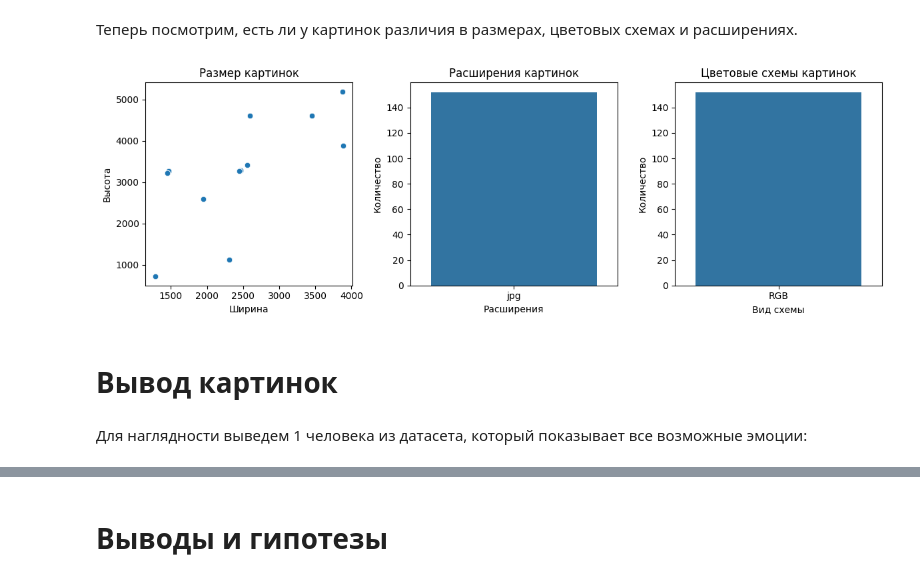
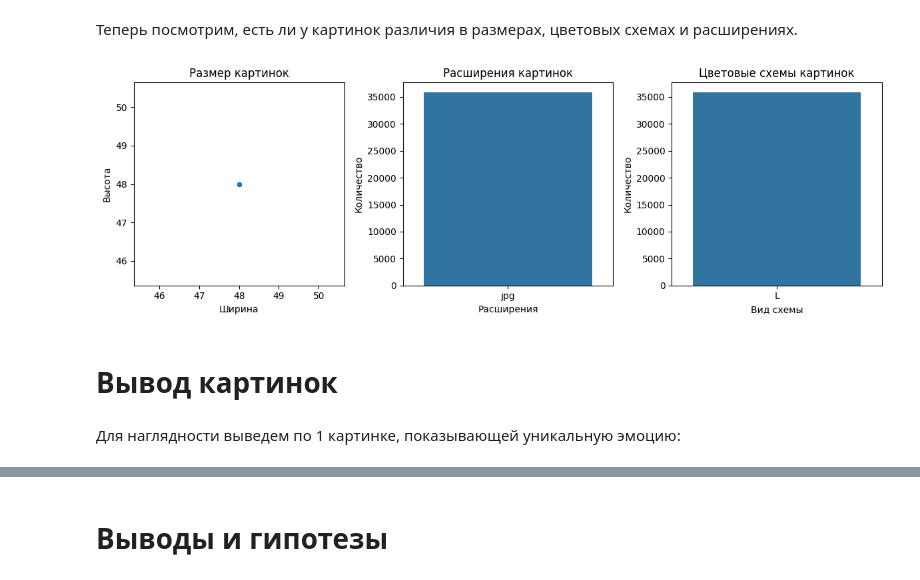
Before and after one commit to Yrkaa/Emotion-Classification, a Jupyter notebook: ml/notebooks/data_eda.ipynb, the cells around one changed output, grey strips where cells are left out. Saved outputs shown, nothing was run; the diff lists cells and outputs as text; code cells hidden in the pictures.

```diff
--- a/ml/notebooks/data_eda.ipynb
+++ b/ml/notebooks/data_eda.ipynb
@@ -24,14 +24,14 @@ with open(r"..\config\main.yaml") as file:
 
 base_path = os.path.abspath("..").replace("\\", "/")
 image_path = base_path + "/" + cfg["data"]["raw_img"]
-data_path = "../" + cfg["data"]["raw_csv"]
+annotation_path = "../" + cfg["data"]["csv_annotation"]
 # %% [markdown]
 # Первичный осмотр данных
 # %% [markdown]
 Сначала загрузим датасет и проанализируем базовую информацию о нем:
 # %%
 # Загрузка датасета
-df = pd.read_csv(data_path)
+df = pd.read_csv(annotation_path)
 # %% [markdown]
 Выведем несколько примеров:
 # %%
@@ -132,54 +113,51 @@ extension_list = [] # Список расширений всех картино
 mode_list = [] # Список цтовых схем всех картинок
 
 # Цикл с проходом по папкам всех людей
-for human_path in os.listdir(image_path):
+for img_path in df["raw_img_path"]:
 
-    # Проход по всем фото внутри папки 1 человека
-    for emotion_file in os.listdir(f"{image_path}\{human_path}"):
+    # Открываем картинку
+    img = Image.open(img_path)
 
-        # Открываем картинку
-        img = Image.open(f"{image_path}\{human_path}\{emotion_file}")
-
-        # Вносим инфу
-        width_list.append(img.size[0])
-        height_list.append(img.size[1])
-        extension_list.append(emotion_file.split(".")[1])
-        mode_list.append(img.mode)
+    # Вносим инфу
+    width_list.append(img.size[0])
+    height_list.append(img.size[1])
+    extension_list.append(img_path.split(".")[-1])
+    mode_list.append(img.mode)
 
 # Вывод графиков
 
 plt.figure(figsize=(12, 4)) # Натсройка размеров
 
 # Вывод диаграммы рассеяния с размерами картинок
 plt.subplot(1, 3, 1)
 sbn.scatterplot(x=width_list, y = height_list)
 plt.xlabel("Ширина")
 plt.ylabel("Высота")
 plt.title("Размер картинок")
 
 # Вывод cтолбчатой диаграммы расширений картинок
 plt.subplot(1, 3, 2)
 extension_counter = Counter(extension_list)
 sbn.barplot(x = extension_counter.keys(), y = extension_counter.values())
 plt.xlabel("Расширения")
 plt.ylabel("Количество")
 plt.title("Расширения картинок")
 
 # Вывод cтолбчатой диаграммы цветовых схем картинок
 plt.subplot(1, 3, 3)
 mode_counter = Counter(mode_list)
 sbn.barplot(x = mode_counter.keys(), y = mode_counter.values())
 plt.xlabel("Вид схемы")
 plt.ylabel("Количество")
 plt.title("Цветовые схемы картинок")
 
 
 plt.tight_layout()
 plt.show()
 # %% [output]
-[figure, old version]
+[figure, new version]
 # %% [markdown]
 # Вывод картинок
-# %% [markdown]
-Для наглядности выведем 1 человека из датасета, который показывает все возможные эмоции:
+# %% [markdown]
+Для наглядности выведем по 1 картинке, показывающей уникальную эмоцию:
 # %%
```
Also changed, not shown: parts of 13 cells of this notebook, 2 other files.
